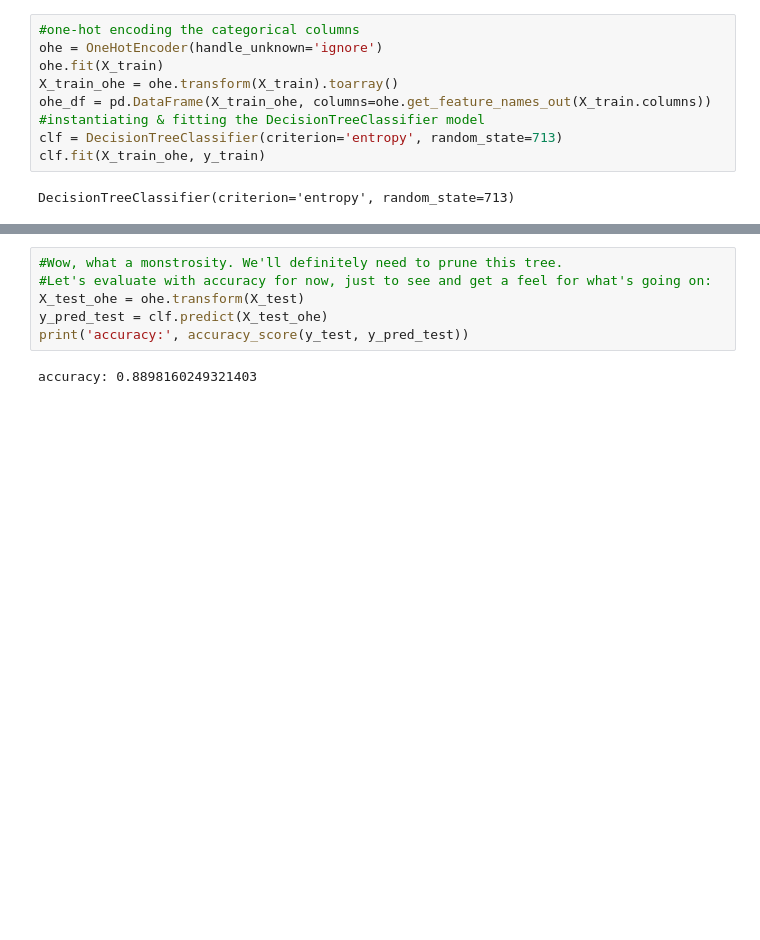
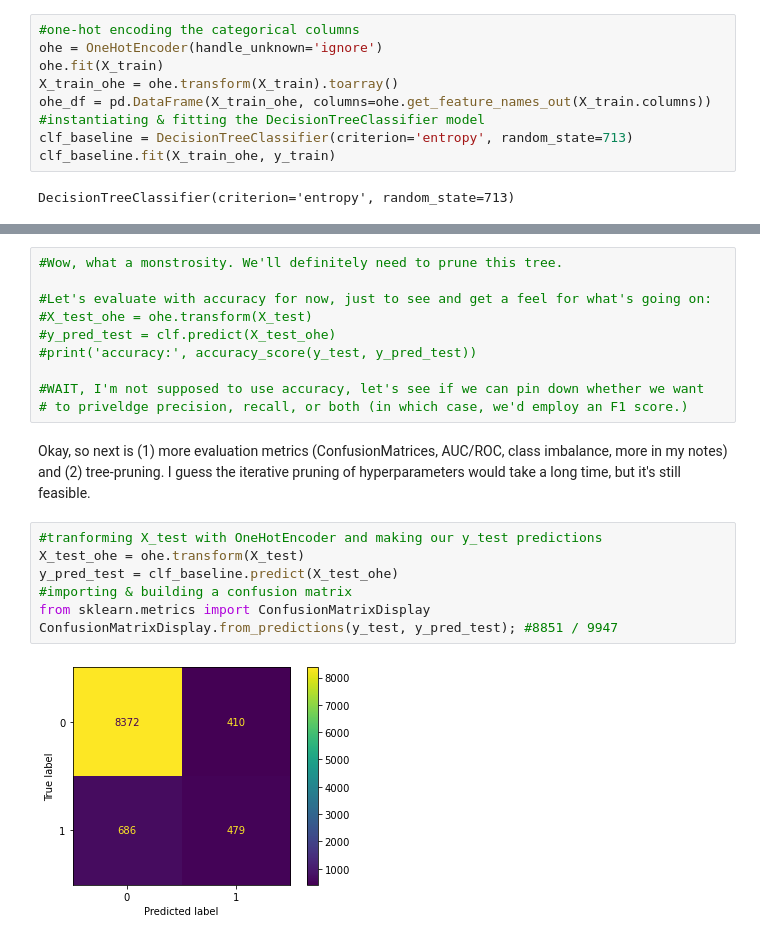
Before and after one commit to joeldmott/bank_marketing_classification_project, a Jupyter notebook: project_notebook.ipynb, the cells around one changed output, grey strips where cells are left out. Saved outputs shown, nothing was run; the diff lists cells and outputs as text; blank space fills up the shorter version.

```diff
--- a/project_notebook.ipynb
+++ b/project_notebook.ipynb
@@ -266,8 +294,8 @@ ohe.fit(X_train)
 X_train_ohe = ohe.transform(X_train).toarray()
 ohe_df = pd.DataFrame(X_train_ohe, columns=ohe.get_feature_names_out(X_train.columns))
 #instantiating & fitting the DecisionTreeClassifier model
-clf = DecisionTreeClassifier(criterion='entropy', random_state=713)
-clf.fit(X_train_ohe, y_train)
+clf_baseline = DecisionTreeClassifier(criterion='entropy', random_state=713)
+clf_baseline.fit(X_train_ohe, y_train)
 # %% [output]
 DecisionTreeClassifier(criterion='entropy', random_state=713)
 # %%
@@ -281,9 +310,22 @@ plt.show();
 [figure]
 # %%
 #Wow, what a monstrosity. We'll definitely need to prune this tree.
+
 #Let's evaluate with accuracy for now, just to see and get a feel for what's going on:
-X_test_ohe = ohe.transform(X_test)
-y_pred_test = clf.predict(X_test_ohe)
-print('accuracy:', accuracy_score(y_test, y_pred_test))
+#X_test_ohe = ohe.transform(X_test)
+#y_pred_test = clf.predict(X_test_ohe)
+#print('accuracy:', accuracy_score(y_test, y_pred_test))
+
+#WAIT, I'm not supposed to use accuracy, let's see if we can pin down whether we want
+# to priveldge precision, recall, or both (in which case, we'd employ an F1 score.)
-# %% [output]
-accuracy: 0.8898160249321403
+# %% [markdown]
+Okay, so next is (1) more evaluation metrics (ConfusionMatrices, AUC/ROC, class imbalance, more in my notes) and (2) tree-pruning. I guess the iterative pruning of hyperparameters would take a long time, but it's still feasible.
+# %%
+#tranforming X_test with OneHotEncoder and making our y_test predictions
+X_test_ohe = ohe.transform(X_test)
+y_pred_test = clf_baseline.predict(X_test_ohe)
+#importing & building a confusion matrix
+from sklearn.metrics import ConfusionMatrixDisplay
+ConfusionMatrixDisplay.from_predictions(y_test, y_pred_test); #8851 / 9947
+# %% [output]
+[figure, added]
```
Also changed, not shown: parts of 32 cells of this notebook.
